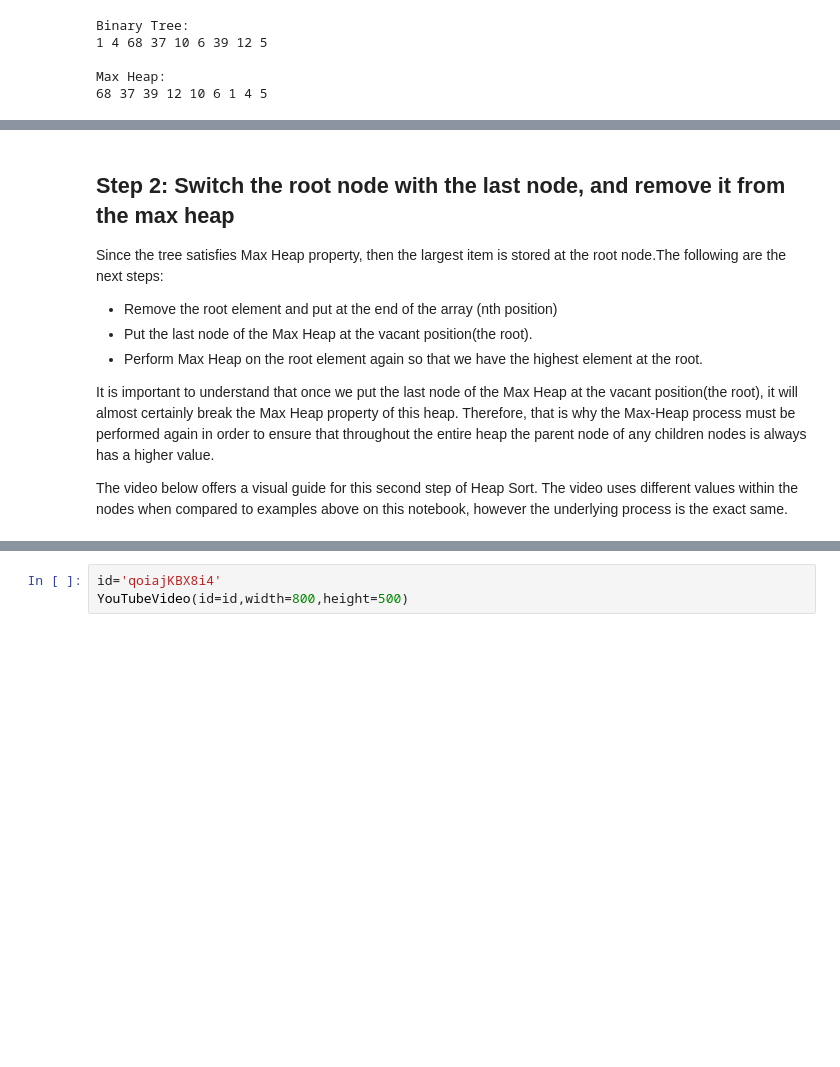
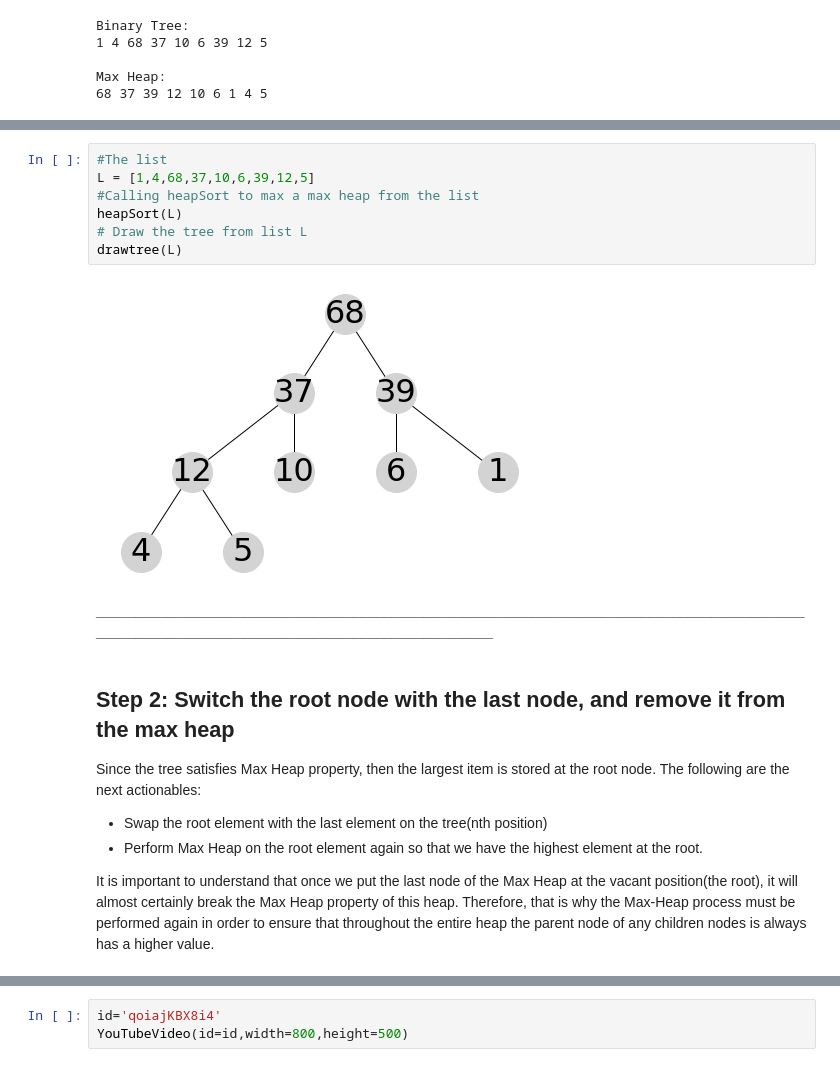
Before and after one commit to codeBySvet/Graph_Theory, a Jupyter notebook: heap-sort.ipynb, the cells around one changed output, grey strips where cells are left out. Cells and saved outputs as stored; diff of their text form; blank space fills up the shorter version.

```diff
--- a/heap-sort.ipynb
+++ b/heap-sort.ipynb
@@ -187,11 +221,20 @@ Reference - These images are original. Created using https://www.lucidchart.com/
+# %%
+#The list
+L = [1,4,68,37,10,6,39,12,5]
+#Calling heapSort to max a max heap from the list
+heapSort(L)
+# Draw the tree from list L
+drawtree(L)
+# %% [output]
+[figure, added]
+# %% [markdown]
+<b>
+______________________________________________________________________________________________________________________________________________
 # %% [markdown]
 ## Step 2: Switch the root node with the last node, and remove it from the max heap
-Since the tree satisfies Max Heap property, then the largest item is stored at the root node.The following are the next steps:
+Since the tree satisfies Max Heap property, then the largest item is stored at the root node. The following are the next actionables:
 
-* Remove the root element and put at the end of the array (nth position)
-* Put the last node of the Max Heap at the vacant position(the root).
+* Swap the root element with the last element on the tree(nth position)
 * Perform Max Heap on the root element again so that we have the highest element at the root.
 
 It is important to understand that once we put the last node of the Max Heap at the vacant position(the root), it will almost certainly break the Max Heap property of this heap. Therefore, that is why the Max-Heap process must be performed again in order to ensure that throughout the entire heap the parent node of any children nodes is always has a higher value.
-
-The video below offers a visual guide for this second step of Heap Sort.  The video uses different values within the nodes when compared to examples above on this notebook, however the underlying process is the exact same.
```
Also changed, not shown: parts of 43 cells of this notebook.
